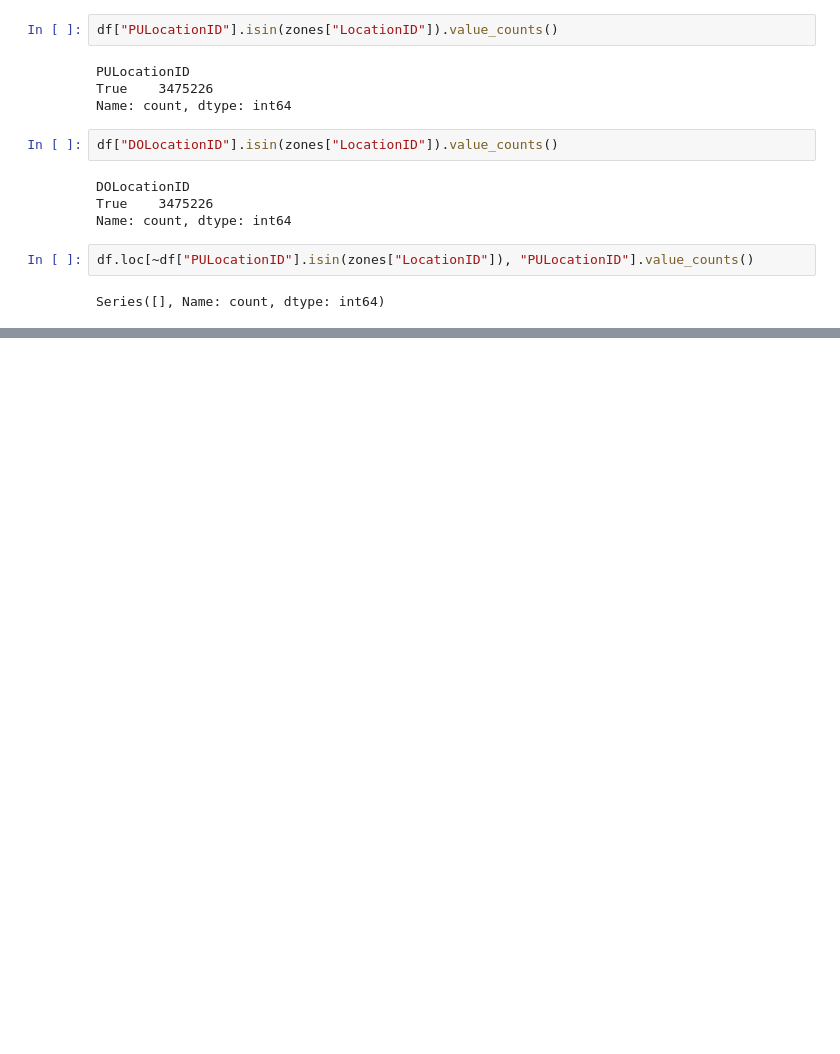
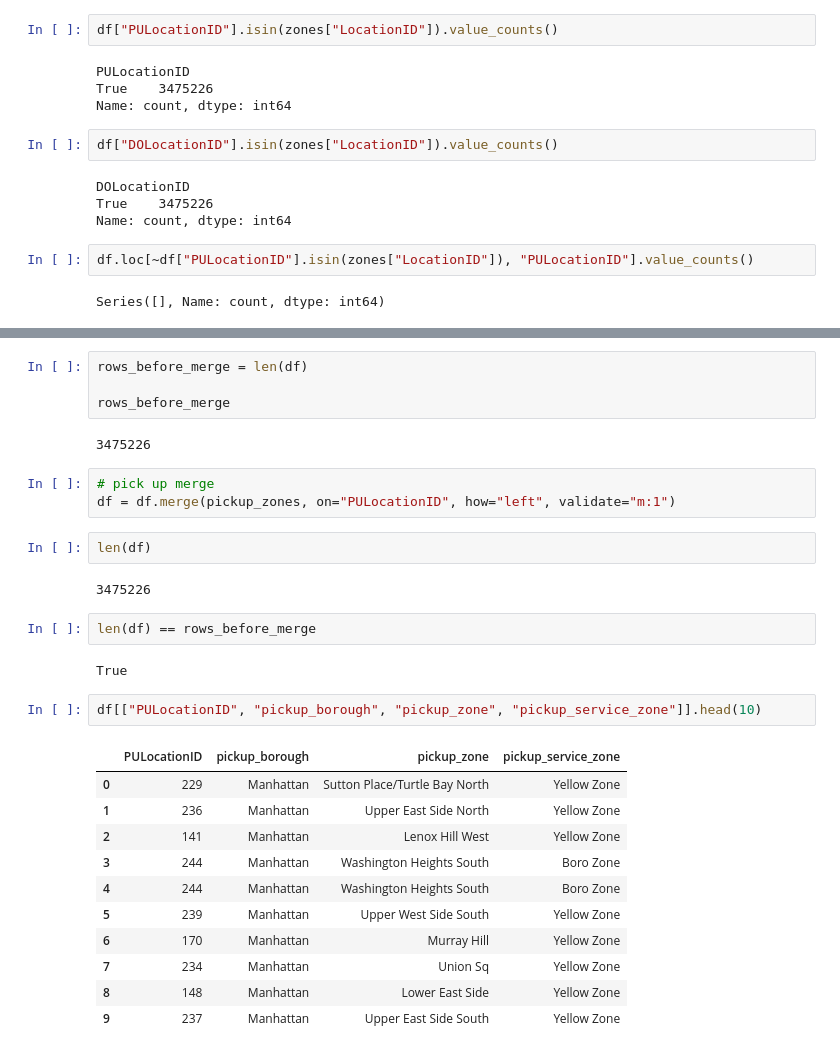
Before and after one commit to Chris316-git/nyc-taxi-demand-analysis, a Jupyter notebook: notebook/01_data_understanding.ipynb, the cells around one changed output, grey strips where cells are left out. Cells and saved outputs as stored; diff of their text form; blank space fills up the shorter version.

```diff
--- a/notebook/01_data_understanding.ipynb
+++ b/notebook/01_data_understanding.ipynb
@@ -547,0 +570,31 @@ Series([], Name: count, dtype: int64)
+# %%
+rows_before_merge = len(df)
+
+rows_before_merge
+# %% [output]
+3475226
+# %%
+# pick up merge
+df = df.merge(pickup_zones, on="PULocationID", how="left", validate="m:1")
+# %%
+len(df)
+# %% [output]
+3475226
+# %%
+len(df) == rows_before_merge
+# %% [output]
+True
+# %%
+df[["PULocationID", "pickup_borough", "pickup_zone", "pickup_service_zone"]].head(10)
+# %% [output]
+|  | PULocationID | pickup_borough | pickup_zone | pickup_service_zone |
+| 0 | 229 | Manhattan | Sutton Place/Turtle Bay North | Yellow Zone |
+| 1 | 236 | Manhattan | Upper East Side North | Yellow Zone |
+| 2 | 141 | Manhattan | Lenox Hill West | Yellow Zone |
+| 3 | 244 | Manhattan | Washington Heights South | Boro Zone |
+| 4 | 244 | Manhattan | Washington Heights South | Boro Zone |
+| 5 | 239 | Manhattan | Upper West Side South | Yellow Zone |
+| 6 | 170 | Manhattan | Murray Hill | Yellow Zone |
+| 7 | 234 | Manhattan | Union Sq | Yellow Zone |
+| 8 | 148 | Manhattan | Lower East Side | Yellow Zone |
+| 9 | 237 | Manhattan | Upper East Side South | Yellow Zone |
```
Also changed, not shown: parts of 17 cells of this notebook, 1 other file.
